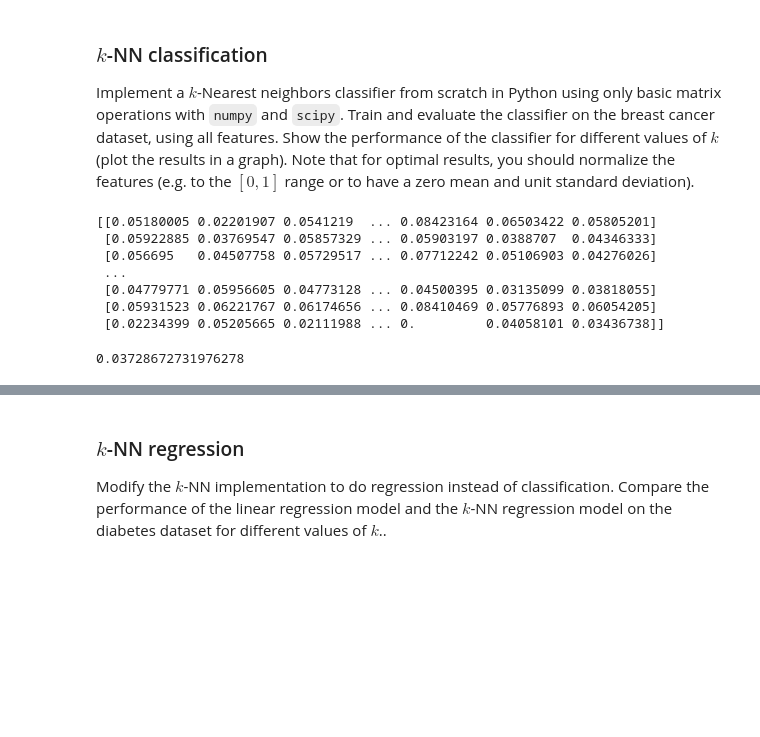
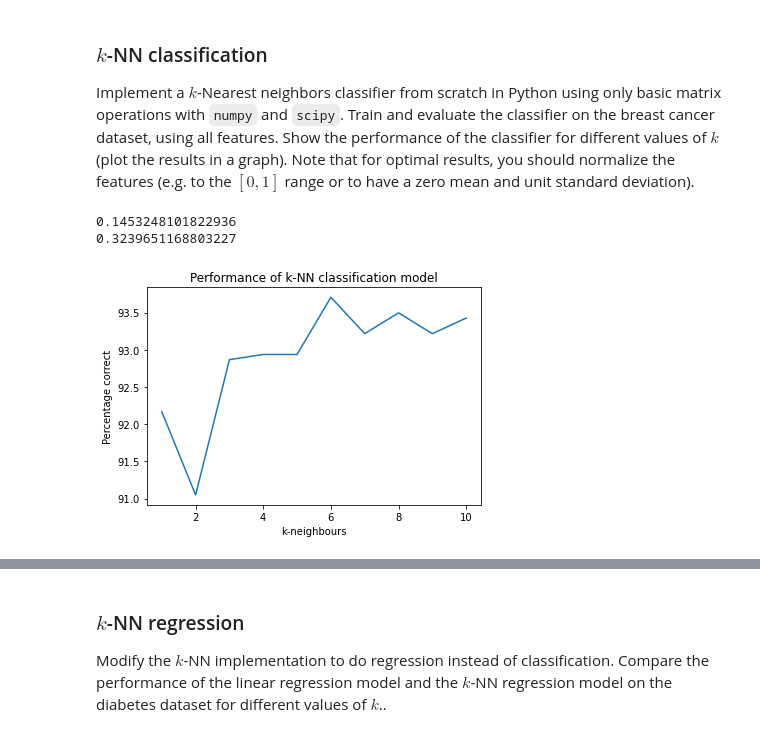
Before and after one commit to Pacmega/8dm50-machine-learning, a Jupyter notebook: practicals/week_1.ipynb, the cells around one changed output, grey strips where cells are left out. Saved outputs shown, nothing was run; the diff lists cells and outputs as text; code cells hidden in the pictures; blank space fills up the shorter version.

Commit message:
Update week_1.ipynb
KNN classification done

```diff
--- a/practicals/week_1.ipynb
+++ b/practicals/week_1.ipynb
@@ -154,20 +159,50 @@ import numpy as np
 # %%
 data = np.array(breast_cancer.data)
+target = np.array(breast_cancer.target)
 
 normData = np.empty(data.shape)
 
 for i in range(data.shape[1]):
-    norm = np.linalg.norm(data[:,i])
-    normData[:,i] = data[:,i]/norm
+    feature = data[:,i]
+    normData[:,i] = (feature - feature.min())/(feature.max()-feature.min())
 # %%
-print(normData)
-normData.mean()
+print(normData[:,1].std())
+print(normData[:,1].mean())
 # %% [output]
-[[0.05180005 0.02201907 0.0541219  ... 0.08423164 0.06503422 0.05805201]
- [0.05922885 0.03769547 0.05857329 ... 0.05903197 0.0388707  0.04346333]
- [0.056695   0.04507758 0.05729517 ... 0.07712242 0.05106903 0.04276026]
- ...
- [0.04779771 0.05956605 0.04773128 ... 0.04500395 0.03135099 0.03818055]
- [0.05931523 0.06221767 0.06174656 ... 0.08410469 0.05776893 0.06054205]
- [0.02234399 0.05205665 0.02111988 ... 0.         0.04058101 0.03436738]]
+0.1453248101822936
+0.3239651168803227
-0.03728672731976278
+# %%
+data_train, data_test, target_train, target_test = model_selection.train_test_split(data,target)
+# %%
+kmax = 10
+sets = 10
+
+scoreArray = []
+
+for j in range(sets):
+    #loop over different selections of training and testing data
+    data_train, data_test, target_train, target_test = model_selection.train_test_split(data,target)
+    scores = []
+    for k in range(1,kmax+1):
+        #loop over values of K
+        score = 0
+        for i in range(data_test.shape[0]):
+            #evaluate the model for the whole test set
+            dist = np.linalg.norm(data_train - data_test[i], axis = 1) #calc distance
+            indices = np.argpartition(dist, k) #find indices of k nearest neighbours
+            neighbours = target_train[indices[:k]] #find results of k nearest neighbours
+            guess = round(np.average(neighbours)) #create guess for test feature
+            if guess == target_test[i]:
+                score = score + 1
+        score = score/data_test.shape[0] #calculate score as percentage of correct guesses
+        scores.append(score) #save score per K
+    scoreArray.append(scores) #save score per set
+# %%
+averageScores = np.average(np.array(scoreArray), axis = 0)*100 #average over all sets
+plt.plot(range(1,averageScores.shape[0]+1),averageScores)
+plt.title("Performance of k-NN classification model")
+plt.xlabel("k-neighbours")
+plt.ylabel("Percentage correct")
+plt.show()
+# %% [output]
+[figure, added]
```
Also changed, not shown: parts of 4 cells of this notebook.
